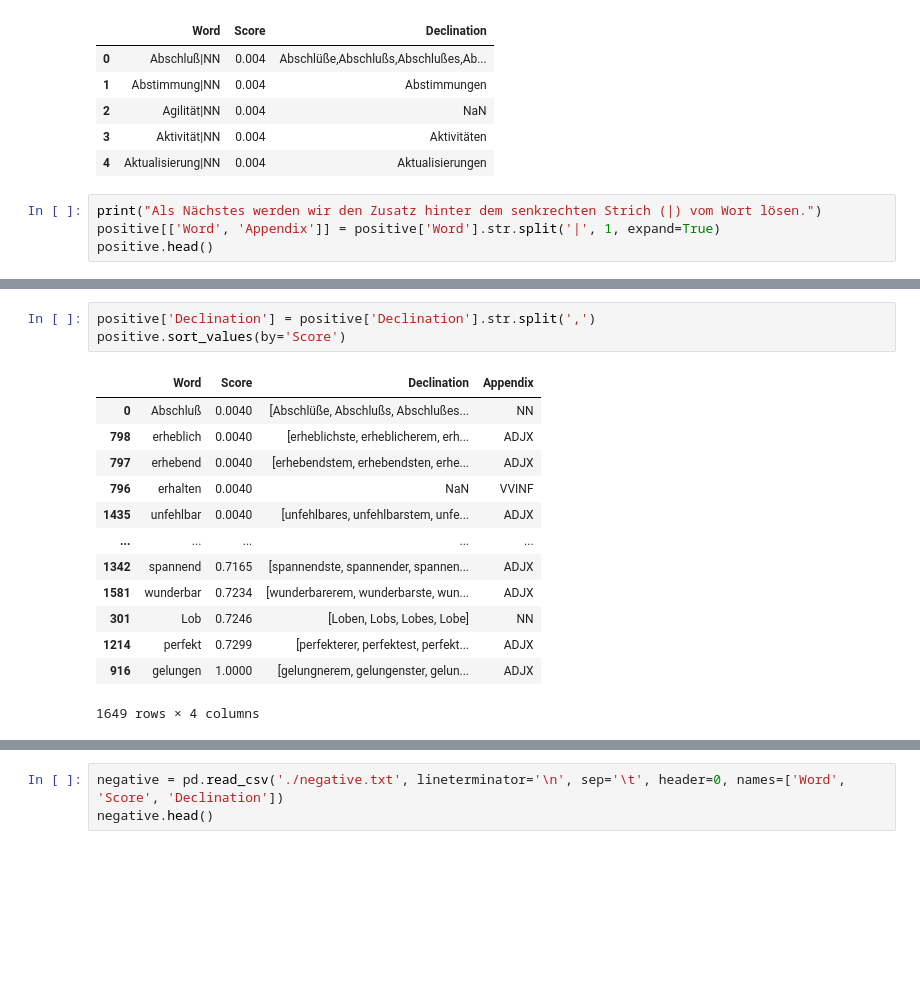
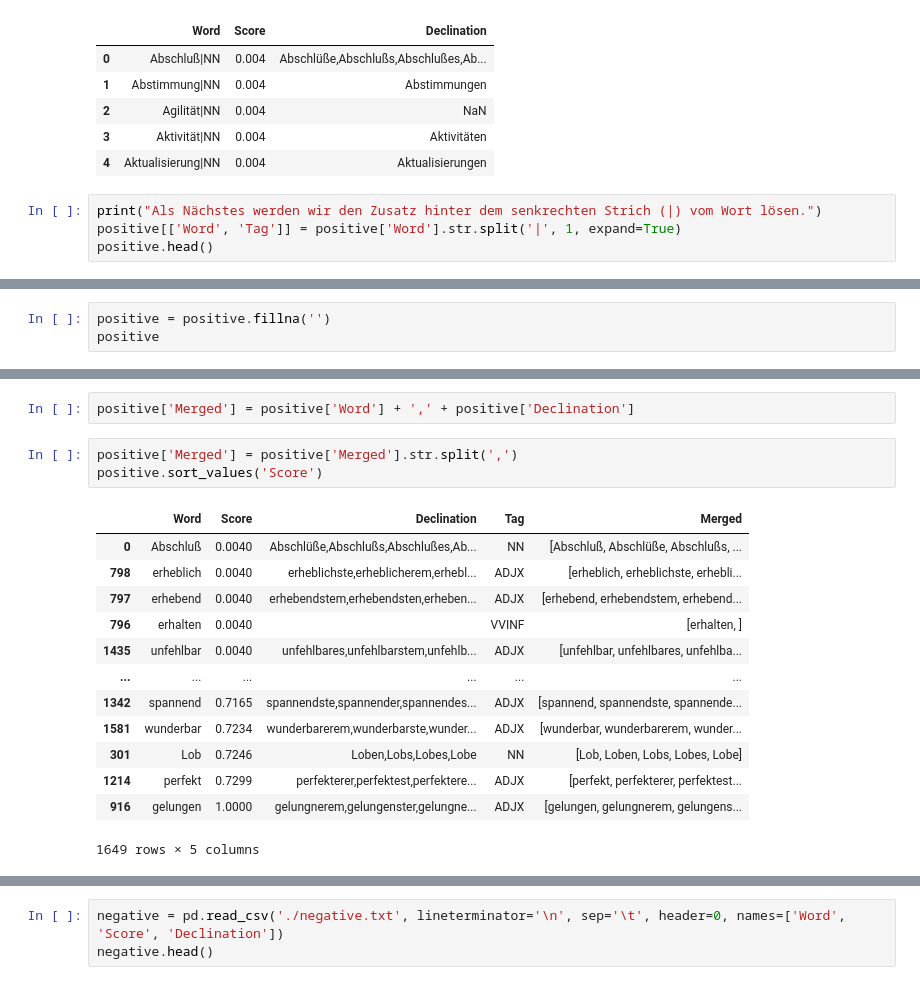
Before and after one commit to orca-nrw/lernmodul-texte, a Jupyter notebook: index.ipynb, the cells around one changed output, grey strips where cells are left out. Saved outputs shown, nothing was run; the diff lists cells and outputs as text; blank space fills up the shorter version.

```diff
--- a/index.ipynb
+++ b/index.ipynb
@@ -229,7 +245,7 @@ positive.head()
 | 4 | Aktualisierung|NN | 0.004 | Aktualisierungen |
 # %%
 print("Als Nächstes werden wir den Zusatz hinter dem senkrechten Strich (|) vom Wort lösen.")
-positive[['Word', 'Appendix']] = positive['Word'].str.split('|', 1, expand=True)
+positive[['Word', 'Tag']] = positive['Word'].str.split('|', 1, expand=True)
 positive.head()
 # %% [output]
 Als Nächstes werden wir den Zusatz hinter dem senkrechten Strich (|) vom Wort lösen.
@@ -239,3 +255,6 @@ Als Nächstes werden wir den Zusatz hinter dem senkrechten Strich (|) vom Wort l
 | 2 | Agilität | 0.004 | NaN | NN |
 | 3 | Aktivität | 0.004 | Aktivitäten | NN |
 | 4 | Aktualisierung | 0.004 | Aktualisierungen | NN |
+# %%
+positive = positive.fillna('')
+positive
@@ -242,17 +275,19 @@ Als Nächstes werden wir den Zusatz hinter dem senkrechten Strich (|) vom Wort l
+# %%
+positive['Merged'] = positive['Word'] + ',' + positive['Declination']
 # %%
-positive['Declination'] = positive['Declination'].str.split(',')
-positive.sort_values(by='Score')
+positive['Merged'] = positive['Merged'].str.split(',')
+positive.sort_values('Score')
 # %% [output]
-|  | Word | Score | Declination | Appendix |
-| 0 | Abschluß | 0.0040 | [Abschlüße, Abschlußs, Abschlußes... | NN |
-| 798 | erheblich | 0.0040 | [erheblichste, erheblicherem, erh... | ADJX |
-| 797 | erhebend | 0.0040 | [erhebendstem, erhebendsten, erhe... | ADJX |
-| 796 | erhalten | 0.0040 | NaN | VVINF |
-| 1435 | unfehlbar | 0.0040 | [unfehlbares, unfehlbarstem, unfe... | ADJX |
-| ... | ... | ... | ... | ... |
-| 1342 | spannend | 0.7165 | [spannendste, spannender, spannen... | ADJX |
-| 1581 | wunderbar | 0.7234 | [wunderbarerem, wunderbarste, wun... | ADJX |
-| 301 | Lob | 0.7246 | [Loben, Lobs, Lobes, Lobe] | NN |
-| 1214 | perfekt | 0.7299 | [perfekterer, perfektest, perfekt... | ADJX |
-| 916 | gelungen | 1.0000 | [gelungnerem, gelungenster, gelun... | ADJX |
+|  | Word | Score | Declination | Tag | Merged |
+| 0 | Abschluß | 0.0040 | Abschlüße,Abschlußs,Abschlußes,Ab... | NN | [Abschluß, Abschlüße, Abschlußs, ... |
+| 798 | erheblich | 0.0040 | erheblichste,erheblicherem,erhebl... | ADJX | [erheblich, erheblichste, erhebli... |
+| 797 | erhebend | 0.0040 | erhebendstem,erhebendsten,erheben... | ADJX | [erhebend, erhebendstem, erhebend... |
+| 796 | erhalten | 0.0040 |  | VVINF | [erhalten, ] |
+| 1435 | unfehlbar | 0.0040 | unfehlbares,unfehlbarstem,unfehlb... | ADJX | [unfehlbar, unfehlbares, unfehlba... |
+| ... | ... | ... | ... | ... | ... |
+| 1342 | spannend | 0.7165 | spannendste,spannender,spannendes... | ADJX | [spannend, spannendste, spannende... |
+| 1581 | wunderbar | 0.7234 | wunderbarerem,wunderbarste,wunder... | ADJX | [wunderbar, wunderbarerem, wunder... |
+| 301 | Lob | 0.7246 | Loben,Lobs,Lobes,Lobe | NN | [Lob, Loben, Lobs, Lobes, Lobe] |
+| 1214 | perfekt | 0.7299 | perfekterer,perfektest,perfektere... | ADJX | [perfekt, perfekterer, perfektest... |
+| 916 | gelungen | 1.0000 | gelungnerem,gelungenster,gelungne... | ADJX | [gelungen, gelungnerem, gelungens... |
-1649 rows × 4 columns
+1649 rows × 5 columns
```
Also changed, not shown: parts of 92 cells of this notebook.
